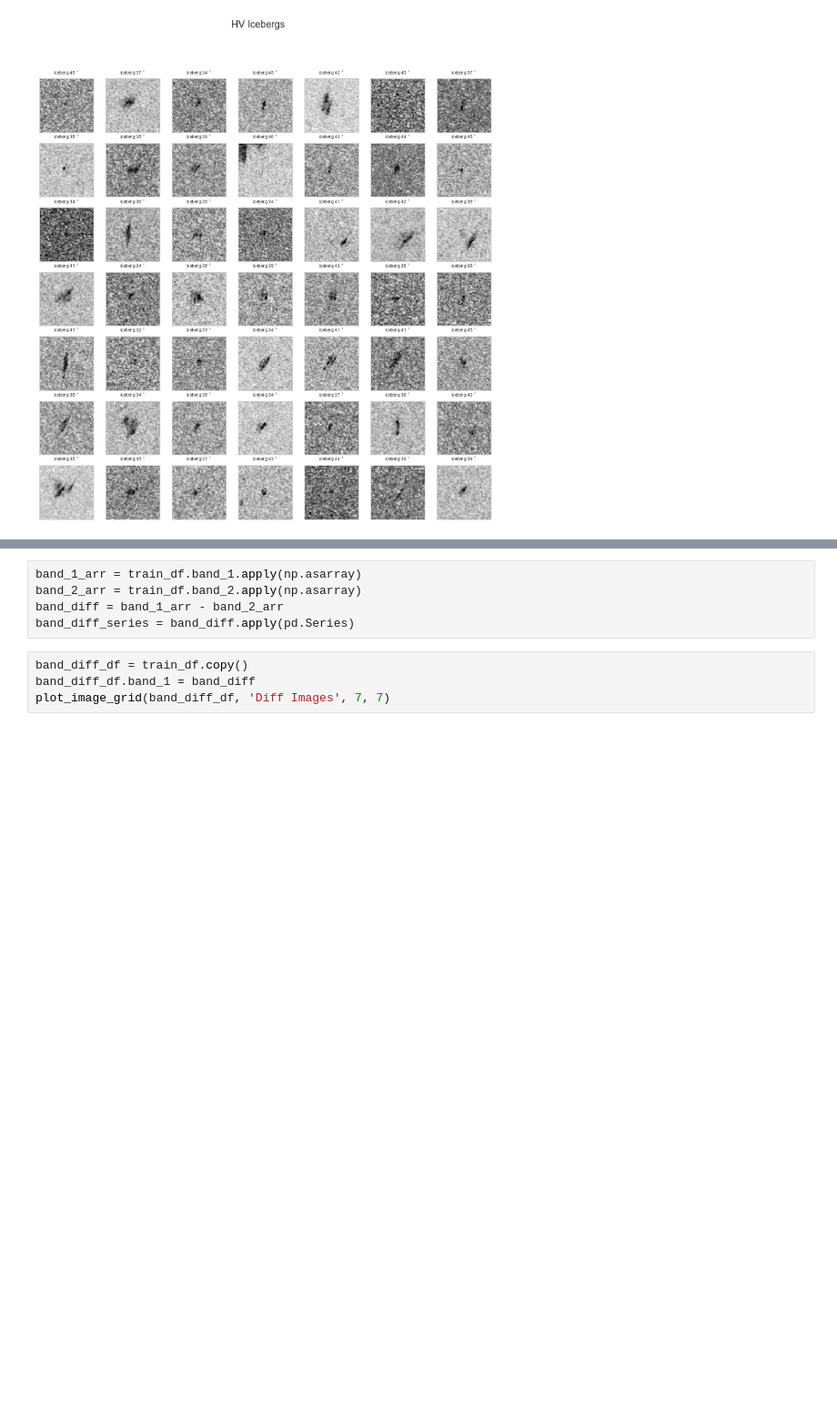
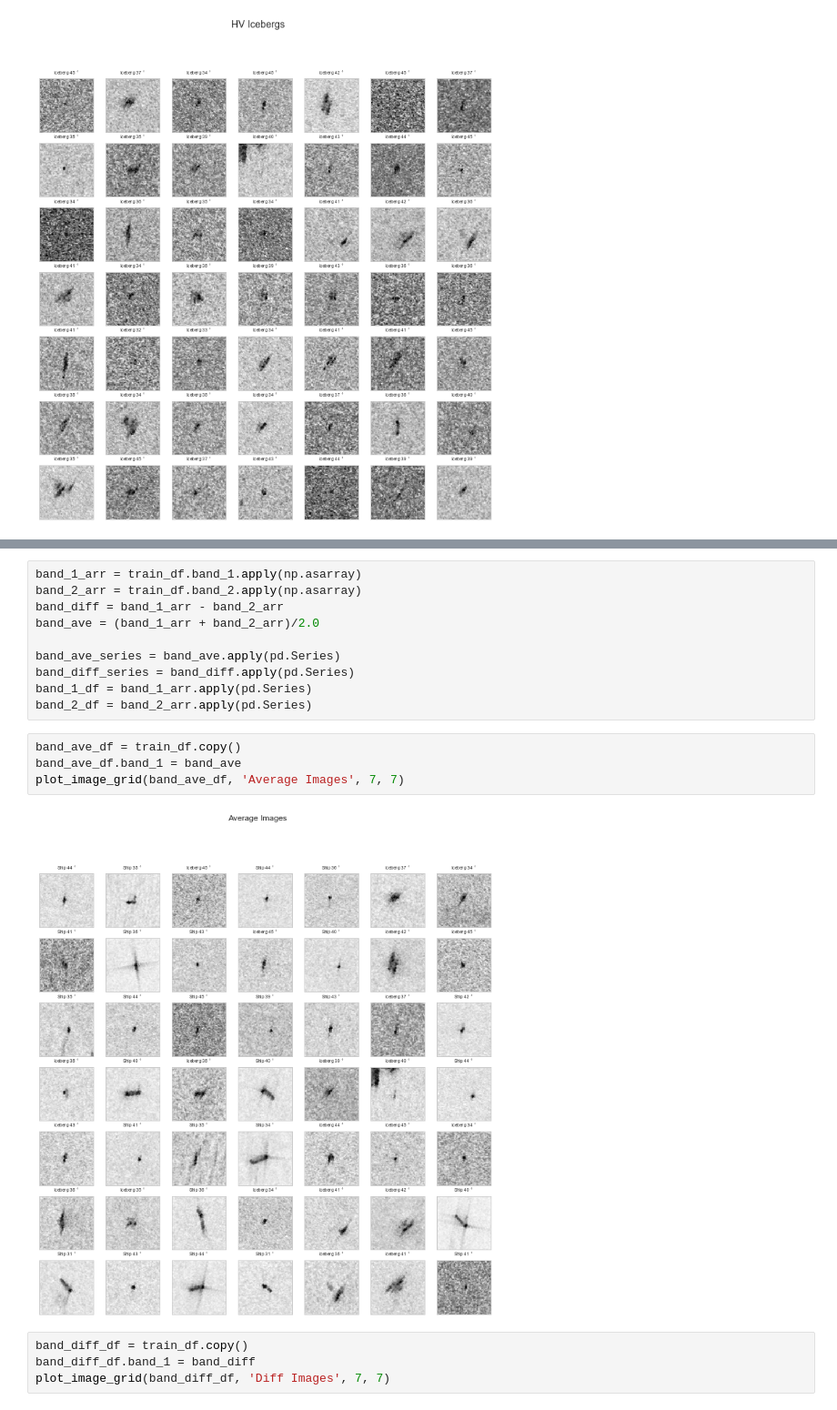
Before and after one commit to cfergusonlee/iceberg_challenge, a Jupyter notebook: exploration.ipynb, the cells around one changed output, grey strips where cells are left out. Shown at 91% size. Drawn from its saved outputs; the diff is of its cells as text; blank space fills up the shorter version.

```diff
--- a/exploration.ipynb
+++ b/exploration.ipynb
@@ -244,7 +255,18 @@ Subtract the two arrays and use the incidence angle as just another column.
 band_1_arr = train_df.band_1.apply(np.asarray)
 band_2_arr = train_df.band_2.apply(np.asarray)
 band_diff = band_1_arr - band_2_arr
+band_ave = (band_1_arr + band_2_arr)/2.0
+
+band_ave_series = band_ave.apply(pd.Series)
 band_diff_series = band_diff.apply(pd.Series)
+band_1_df = band_1_arr.apply(pd.Series)
+band_2_df = band_2_arr.apply(pd.Series)
+# %%
+band_ave_df = train_df.copy()
+band_ave_df.band_1 = band_ave
+plot_image_grid(band_ave_df, 'Average Images', 7, 7)
+# %% [output]
+[figure, added]
 # %%
 band_diff_df = train_df.copy()
 band_diff_df.band_1 = band_diff
```
Also changed, not shown: parts of 34 cells of this notebook, 1 other file.
